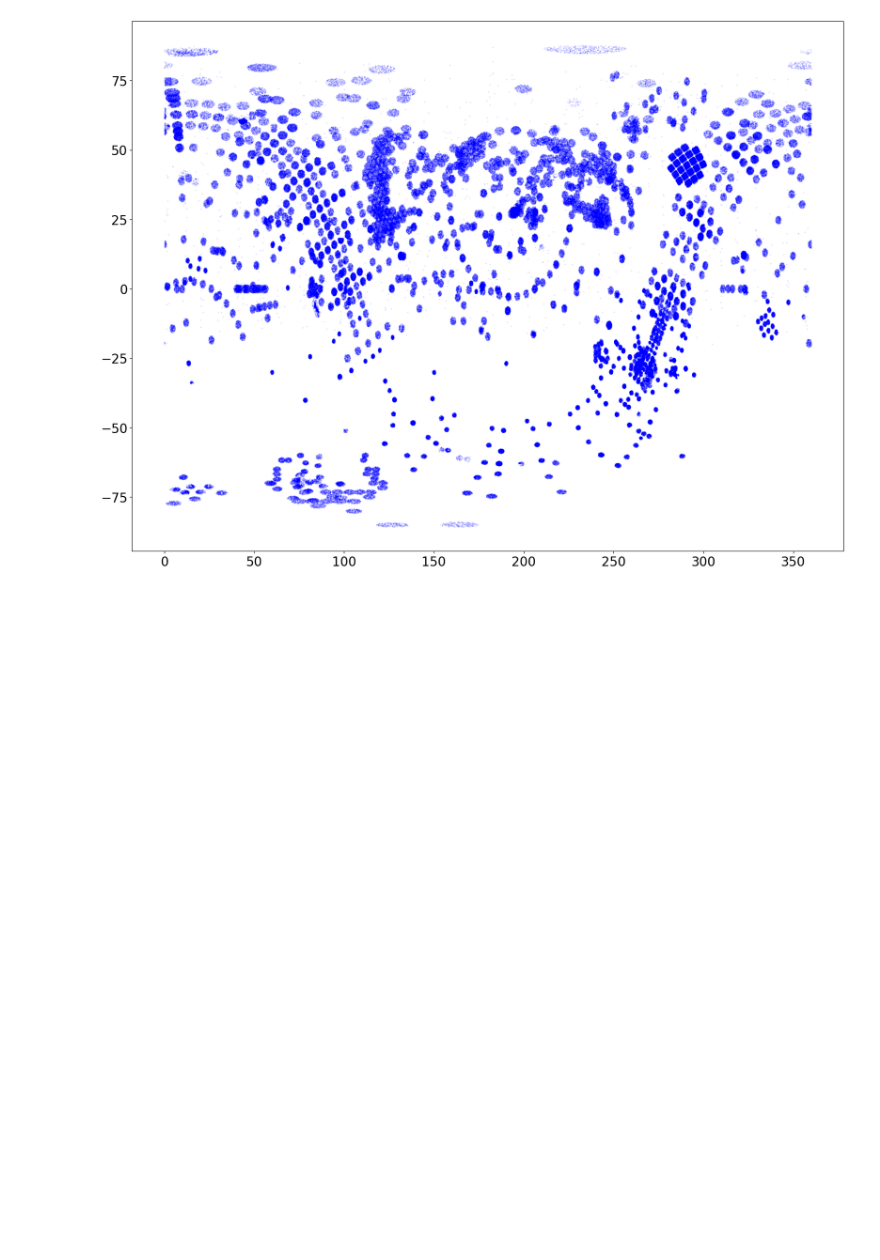
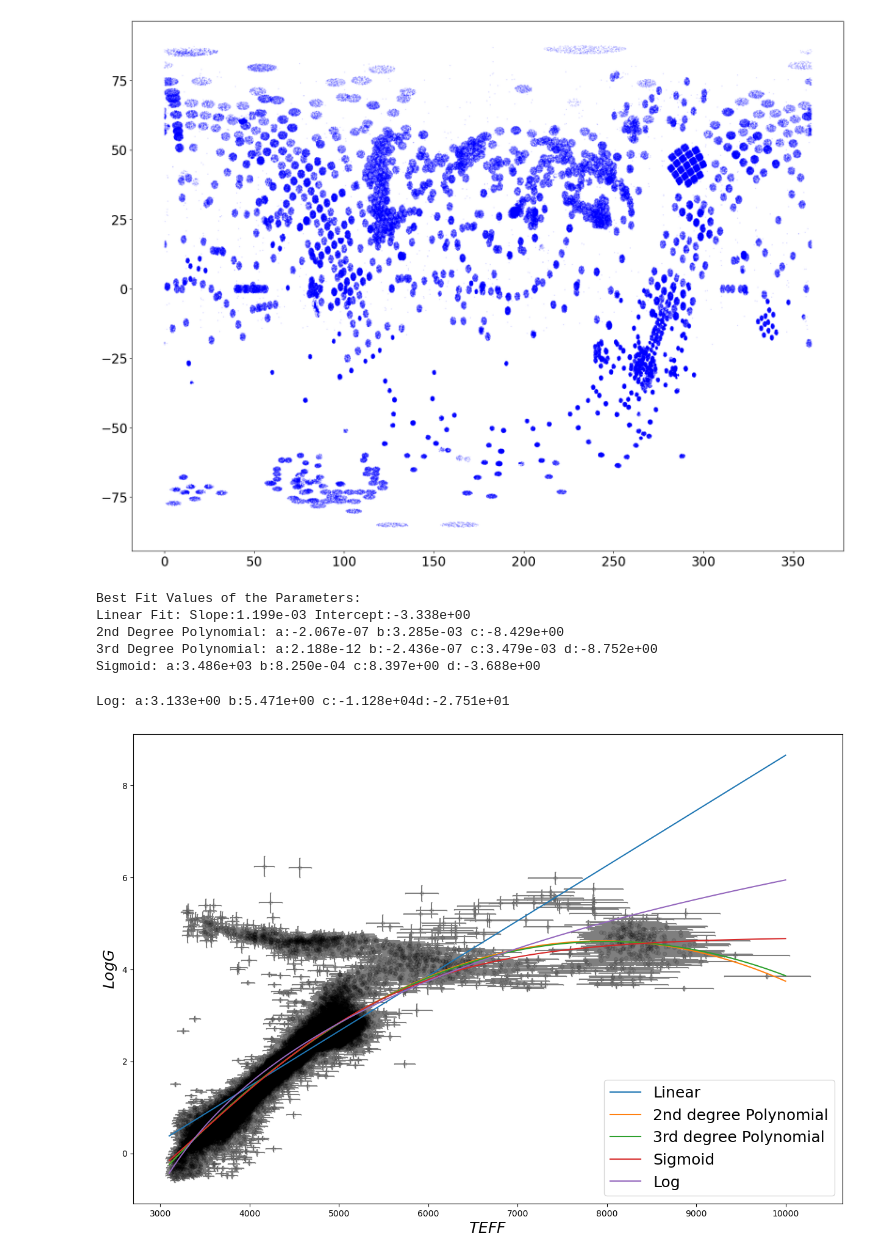
Before and after one commit to aprhorton/PHY60323, a Jupyter notebook: Week11_HW.ipynb, the cells around one changed output. Drawn from its saved outputs; the diff is of its cells as text; code cells hidden in the pictures; blank space fills up the shorter version.

```diff
--- a/Week11_HW.ipynb
+++ b/Week11_HW.ipynb
@@ -171,3 +171,55 @@ def mcFit4(func, x, y, y_err, x_err, p0=[1,1,1,1]):
         paramD.append(popt[3])
 
     return (np.median(paramA),np.median(paramB),np.median(paramC),np.median(paramD))
+# %%
+#problem 1 Select stars only with with  −1<𝐺𝐿𝐴𝑇<1, Fit TEFF (TEFF_ERR) vs. LogG (LOGG_ERR)
+mask_1 = ((star['GLAT'][good] > -1) & (star['GLAT'][good] <1)) & ((star['TEFF'][good] > -9999) & (star['LOGG'][good] > -9999))
+xdat = star['TEFF'][good][mask_1]
+ydat = star['LOGG'][good][mask_1]
+xdat_err = star['TEFF_ERR'][good][mask_1]
+ydat_err = star['LOGG_ERR'][good][mask_1]
+
+print("Best Fit Values of the Parameters:")
+slope, intercept = mcFit2(linear, xdat, ydat, ydat_err, xdat_err)
+print('Linear Fit:', "Slope:{:.3e}".format(slope)+" "+"Intercept:{:.3e}".format(intercept))
+a_poly_2,b_poly_2,c_poly_2 = mcFit3(poly2, xdat, ydat, ydat_err, xdat_err)
+print("2nd Degree Polynomial:", "a:{:.3e}".format(a_poly_2)+" "+"b:{:.3e}".format(b_poly_2)+" "+"c:{:.3e}".format(c_poly_2))
+a_poly_3,b_poly_3,c_poly_3,d_poly_3 = mcFit4(poly3, xdat, ydat, ydat_err, xdat_err)
+print("3rd Degree Polynomial:", "a:{:.3e}".format(a_poly_3)+" "+"b:{:.3e}".format(b_poly_3)+" "+"c:{:.3e}".format(c_poly_3)+" "+"d:{:.3e}".format(d_poly_3))
+#a_lorentz, b_lorentz, c_lorentz = mcFit3(lorentzian_cauchy,xdat, ydat, ydat_err, xdat_err, p0 = [6500,3050,360])
+#print("Lorentzian Cauchy:","a:{:.3f}".format(a_lorentz)+" "+"b:{:.3f}".format(b_lorentz)+" "+"c:{:.3f}".format(c_lorentz) )
+a_sig, b_sig, c_sig, d_sig = mcFit4(sigmoid, xdat, ydat, ydat_err, xdat_err, p0=[3200,0.0008,8,-4])
+print("Sigmoid:",  "a:{:.3e}".format(a_sig)+" "+"b:{:.3e}".format(b_sig)+" "+"c:{:.3e}".format(c_sig)+" "+"d:{:.3e}".format(d_sig))
+a_4,b_4,c_4,d_4 = mcFit4(logfit, xdat, ydat, ydat_err, xdat_err, p0=[2,0.6,-1000,-50])
+print("Log:","a:{:.3e}".format(a_4)+" "+"b:{:.3e}".format(b_4)+" "+"c:{:.3e}".format(c_4)+"d:{:.3e}".format(d_4))
+
+fig = plt.figure(figsize=(15,10))
+ax = fig.add_subplot(111)
+xfine = np.linspace(3100., 10000., 1000)
+ax.scatter(xdat,ydat,s=20,c='black', alpha=0.1)
+ax.errorbar(xdat,ydat,xerr= xdat_err,yerr=ydat_err, c='tab:gray',
+            fmt='.', markersize=0.75, capsize=1 ,zorder=0)
+
+ax.plot(xfine, linear(xfine, np.mean(slope), np.mean(intercept)), label='Linear')
+ax.plot(xfine, poly2(xfine, np.mean(a_poly_2), np.mean(b_poly_2), np.mean(c_poly_2)), label='2nd degree Polynomial')
+ax.plot(xfine, poly3(xfine, np.mean(a_poly_3), np.mean(b_poly_3), np.mean(c_poly_3), np.mean(d_poly_3)), label='3rd degree Polynomial')
+
+#ax.plot(xfine, lorentzian_cauchy(xfine, np.mean(a_lorentz), np.mean(b_lorentz), np.mean(c_lorentz)), label='Lorenzian Cauchy')
+ax.plot(xfine, sigmoid(xfine, np.mean(a_sig), np.mean(b_sig), np.mean(c_sig),np.mean(d_sig)), label='Sigmoid')
+
+ax.plot(xfine, logfit(xfine, np.mean(a_4), np.mean(b_4), np.mean(c_4), np.mean(d_4)), label='Log')
+
+
+plt.legend(loc='best', fontsize=18)
+ax.set_xlabel('$TEFF$', fontsize=18)
+ax.set_ylabel('$LogG$', fontsize=18)
+
+plt.show()
+# %% [output]
+Best Fit Values of the Parameters:
+Linear Fit: Slope:1.199e-03 Intercept:-3.338e+00
+2nd Degree Polynomial: a:-2.067e-07 b:3.285e-03 c:-8.429e+00
+3rd Degree Polynomial: a:2.188e-12 b:-2.436e-07 c:3.479e-03 d:-8.752e+00
+Sigmoid: a:3.486e+03 b:8.250e-04 c:8.397e+00 d:-3.688e+00
+Log: a:3.133e+00 b:5.471e+00 c:-1.128e+04d:-2.751e+01
+[figure, added]
```
Also changed, not shown: parts of 22 cells of this notebook.
